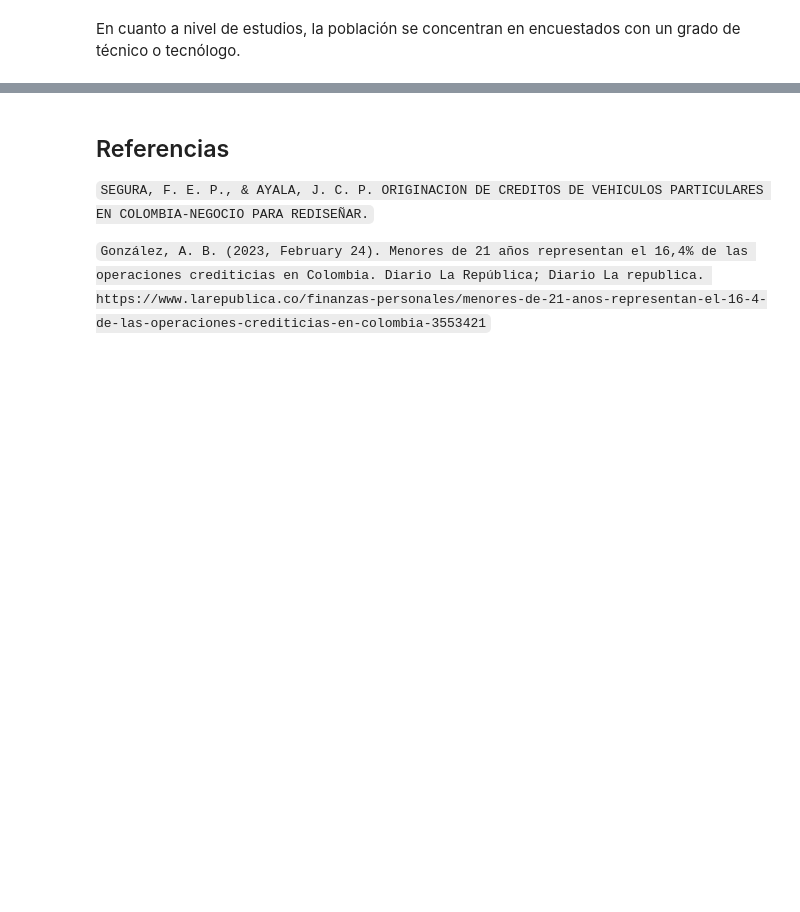
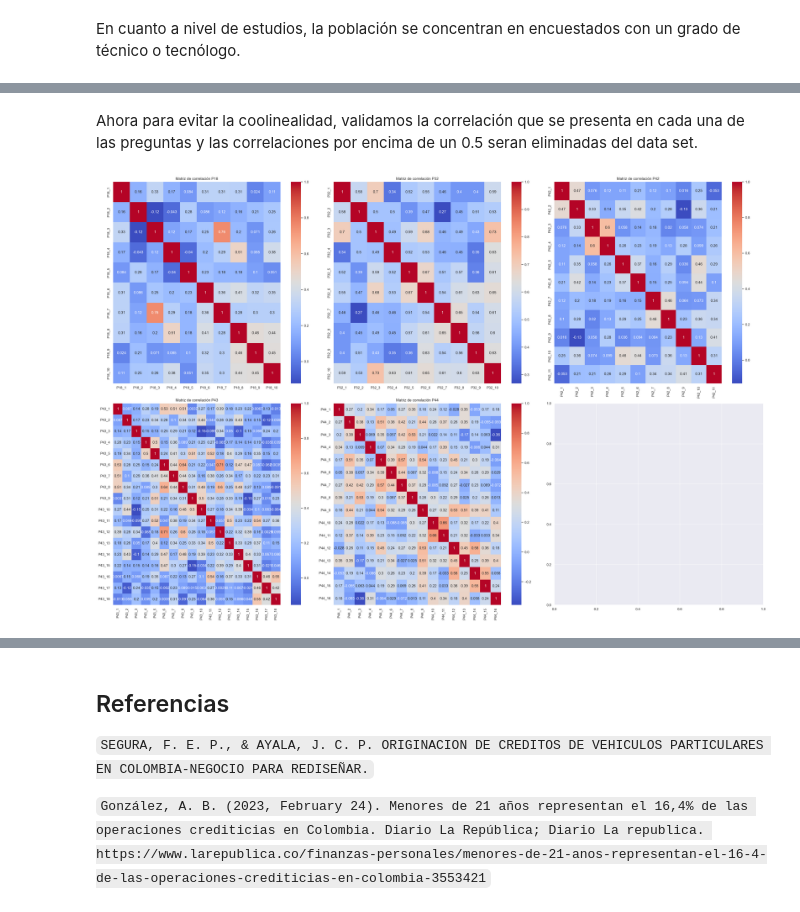
Before and after one commit to LordOnion88/MAD, a Jupyter notebook: Marketing Analytics/Clustering/CRISP DM SEGUROS AUTOS.ipynb, the cells around one changed output, grey strips where cells are left out. Drawn from its saved outputs; the diff is of its cells as text; code cells hidden in the pictures; blank space fills up the shorter version.

Commit message:
Clustering

```diff
--- a/Marketing Analytics/Clustering/CRISP DM SEGUROS AUTOS.ipynb
+++ b/Marketing Analytics/Clustering/CRISP DM SEGUROS AUTOS.ipynb
@@ -133,0 +151,3 @@ En cuanto a nivel de estudios, la población se concentran en encuestados con un
+# %%
+data_Cl = pd.read_excel(url,sheet_name='CLUSTER')
+data_Cl.head(10)
@@ -133,0 +189,4 @@ En cuanto a nivel de estudios, la población se concentran en encuestados con un
+# %%
+Columnas_drop = ['REGISTRO','P43_19']
+data_Cl.drop(columns=Columnas_drop,inplace=True)
+data_Cl.info()
@@ -133,0 +211,26 @@ En cuanto a nivel de estudios, la población se concentran en encuestados con un
+# %% [markdown]
+Ahora para evitar la coolinealidad, validamos la correlación  que se presenta en cada una de las preguntas y las correlaciones por encima de un 0.5 seran eliminadas del data set.
+# %%
+# Heatmap por grupo de preguntas
+
+grupos_preguntas = {
+    'P18': ['P18_1', 'P18_2', 'P18_3', 'P18_4', 'P18_5', 'P18_6', 'P18_7', 'P18_8', 'P18_9', 'P18_10'],
+    'P32': ['P32_1', 'P32_2', 'P32_3', 'P32_4', 'P32_5', 'P32_6', 'P32_7', 'P32_8', 'P32_9', 'P32_10'],
+    'P42': ['P42_1', 'P42_2', 'P42_3', 'P42_4', 'P42_5', 'P42_6', 'P42_7', 'P42_8', 'P42_9', 'P42_10', 'P42_11'],
+    'P43': ['P43_1', 'P43_2', 'P43_3', 'P43_4', 'P43_5', 'P43_6', 'P43_7', 'P43_8', 'P43_9', 'P43_10', 'P43_11',
+            'P43_12', 'P43_13', 'P43_14', 'P43_15', 'P43_16', 'P43_17', 'P43_18'],
+    'P44': ['P44_1', 'P44_2', 'P44_3', 'P44_4', 'P44_5', 'P44_6', 'P44_7', 'P44_8', 'P44_9', 'P44_10', 'P44_11',
+            'P44_12', 'P44_13', 'P44_14', 'P44_15', 'P44_16']
+}
+
+fig, axes = plt.subplots(2, 3, figsize=(30, 20))
+
+for i, (grupo, columnas) in enumerate(grupos_preguntas.items()):
+    correlacion = data_Cl[columnas].corr()
+    ax = axes[i // 3, i % 3]
+    Coolinealidad(correlacion, grupo, ax)
+
+plt.tight_layout()
+plt.show()
+# %% [output]
+[figure, added]
```
Also changed, not shown: parts of 20 cells of this notebook, 2 other files.
